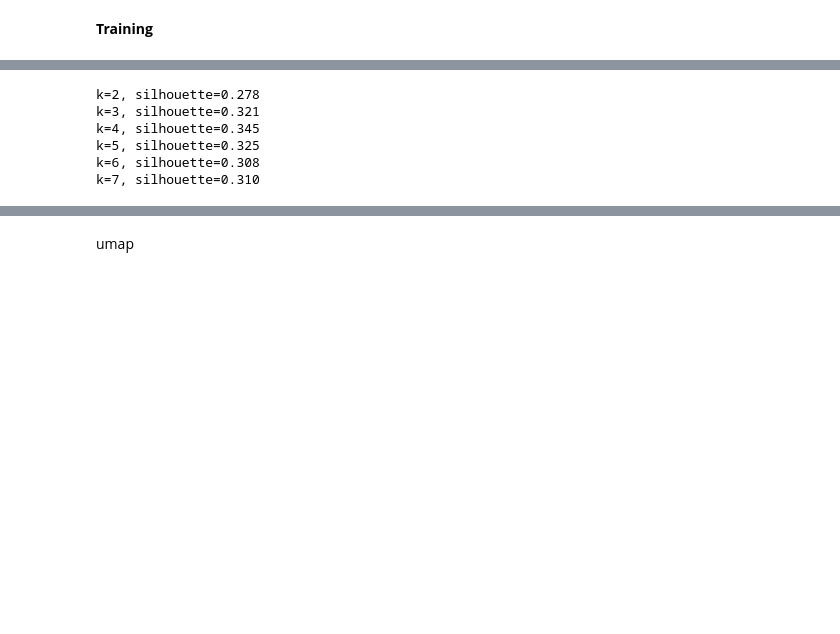
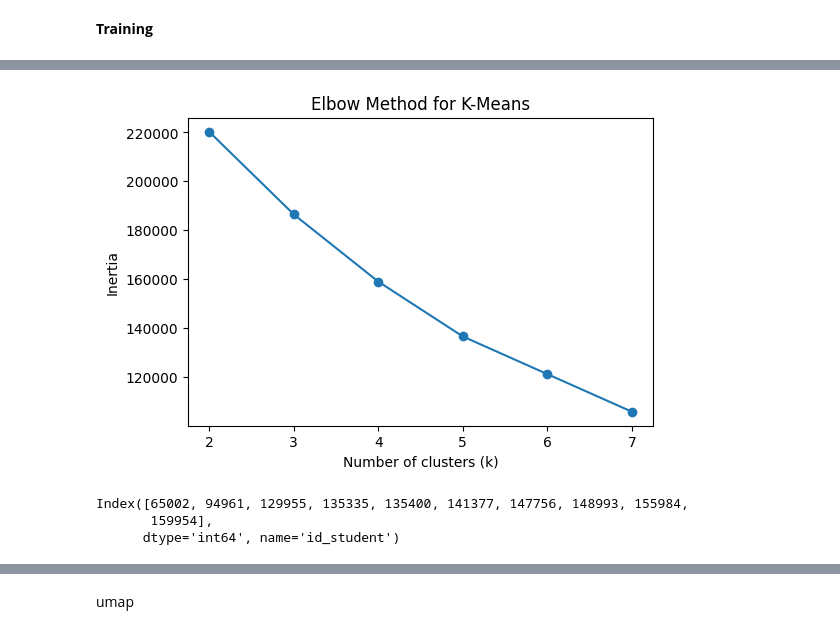
Before and after one commit to Lithika-Ramesh/data-mining, a Jupyter notebook: datapreprocessing.ipynb, the cells around one changed output, grey strips where cells are left out. Drawn from its saved outputs; the diff is of its cells as text; code cells hidden in the pictures; blank space fills up the shorter version.

```diff
--- a/datapreprocessing.ipynb
+++ b/datapreprocessing.ipynb
@@ -138,7 +139,11 @@ final_features = [
 ]
 # %%
 from sklearn.preprocessing import StandardScaler
-
+df = df.set_index("id_student")
 X = df[final_features]
 scaler = StandardScaler()
-X_scaled = scaler.fit_transform(X)
+X_scaled = pd.DataFrame(
+    scaler.fit_transform(X),
+    index=X.index,        # 把 id_student 接回去
+    columns=X.columns
+)
@@ -148,27 +150,40 @@ X_scaled = scaler.fit_transform(X)
 # %%
-from sklearn.metrics import silhouette_score
+from sklearn.cluster import KMeans
+import matplotlib.pyplot as plt
 
-for k in range(2, 8):
+inertia = []
+k_range = range(2, 8)
+
+for k in k_range:
     kmeans = KMeans(
         n_clusters=k,
         random_state=42,
         n_init=10
     )
-    labels = kmeans.fit_predict(X_scaled)
-    score = silhouette_score(X_scaled, labels)
-    print(f"k={k}, silhouette={score:.3f}")
+    kmeans.fit(X_scaled)
+    inertia.append(kmeans.inertia_)
+
+plt.figure(figsize=(6,4))
+plt.plot(k_range, inertia, marker='o')
+plt.xlabel('Number of clusters (k)')
+plt.ylabel('Inertia')
+plt.title('Elbow Method for K-Means')
+plt.show()
 # %% [output]
-k=2, silhouette=0.278
-k=3, silhouette=0.321
-k=4, silhouette=0.345
-k=5, silhouette=0.325
-k=6, silhouette=0.308
-k=7, silhouette=0.310
+[figure, added]
 # %%
 # after scaling and after deciding k = 4
 kmeans_final = KMeans(n_clusters=4, random_state=42, n_init=10)
 
 df['cluster'] = kmeans_final.fit_predict(X_scaled)
+# %%
+X_scaled.index.is_unique
+dup_ids = X_scaled.index[X_scaled.index.duplicated()].unique()
+dup_ids[:10]
+# %% [output]
+Index([65002, 94961, 129955, 135335, 135400, 141377, 147756, 148993, 155984,
+       159954],
+      dtype='int64', name='id_student')
 # %%
 from sklearn.decomposition import PCA
 import matplotlib.pyplot as plt
```
Also changed, not shown: parts of 13 cells of this notebook, 1 other file.
